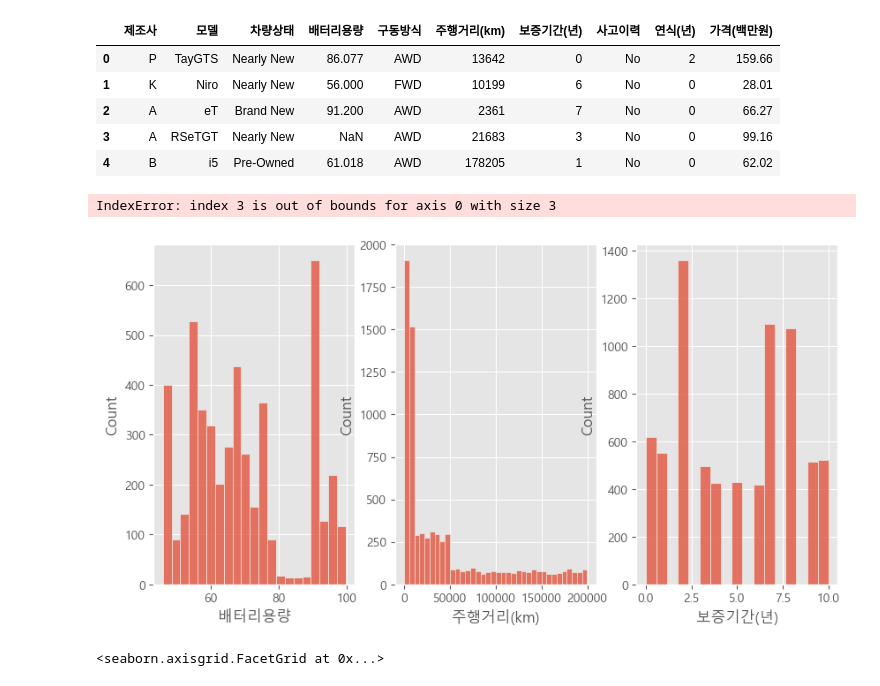
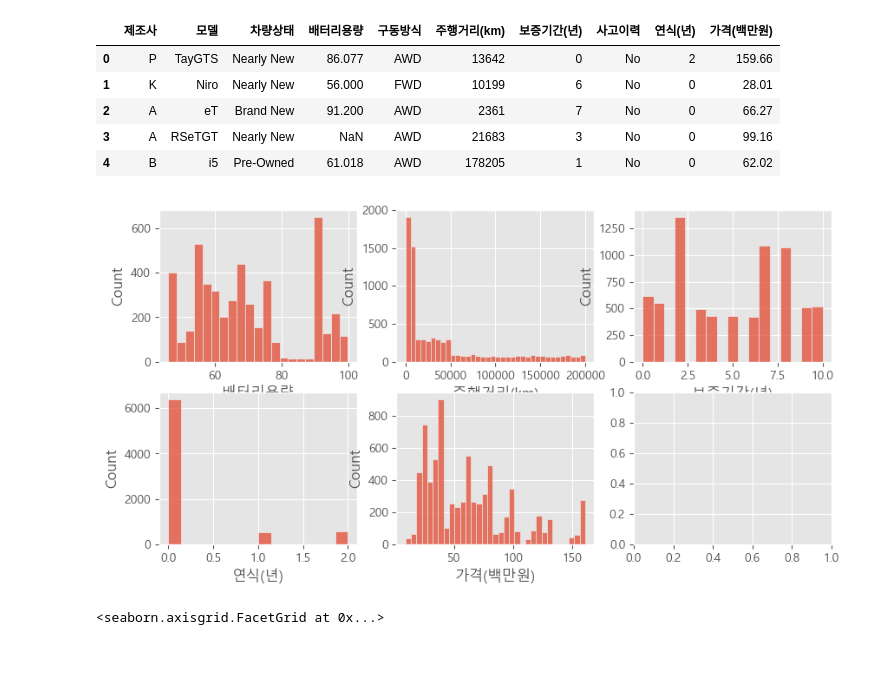
Before and after one commit to han942/vscode, a Jupyter notebook: CarEV.ipynb, the cells around one changed output. Drawn from its saved outputs; the diff is of its cells as text; code cells hidden in the pictures; blank space fills up the shorter version.

```diff
--- a/CarEV.ipynb
+++ b/CarEV.ipynb
@@ -112,18 +112,17 @@ df_c.head()
 # %%
 import matplotlib.pyplot as plt
 import seaborn as sns
 plt.rcParams['font.family'] = 'Malgun Gothic'
 plt.style.use('ggplot')
 
 # 각 Feature의 분포도 plot
-fig,ax = plt.subplots(1,3,figsize=(10,5))
+fig,ax = plt.subplots(2,3,figsize=(10,5))
 ax = ax.flatten()
 
 for i,col in enumerate(con_col):
     sns.histplot(df_c[col],ax=ax[i])
 # %% [output]
-IndexError: index 3 is out of bounds for axis 0 with size 3
-[figure, old version]
+[figure, new version]
 # %%
 sns.displot(df_c['보증기간(년)'])
 # %% [output]
```
Also changed, not shown: parts of 29 cells of this notebook.
